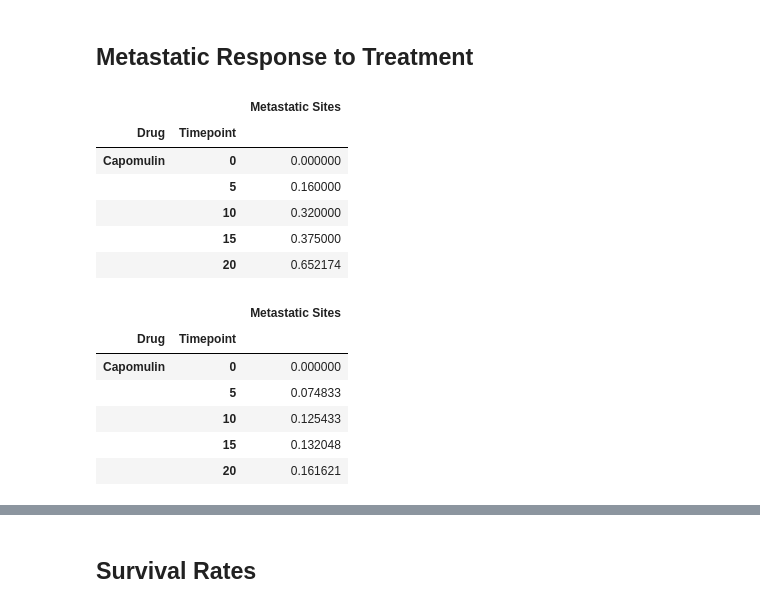
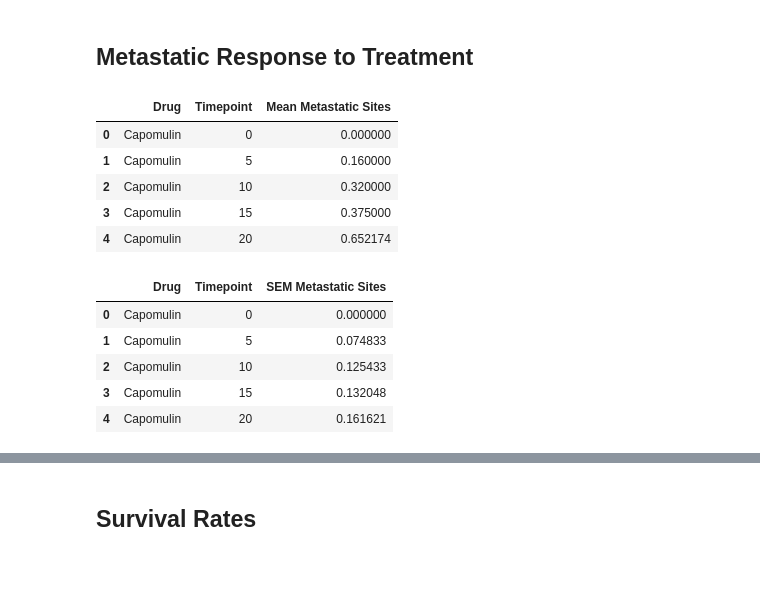
Before and after one commit to lorijta92/Matplotlib-Pharmaceuticals, a Jupyter notebook: pymaceuticals_WIP.ipynb, the cells around one changed output, grey strips where cells are left out. Saved outputs shown, nothing was run; the diff lists cells and outputs as text; code cells hidden in the pictures; blank space fills up the shorter version.

```diff
--- a/pymaceuticals_WIP.ipynb
+++ b/pymaceuticals_WIP.ipynb
@@ -33,18 +33,19 @@ combined_data.head()
 ## Tumor Response to Treatment
 # %%
 # Store the Mean Tumor Volume Data Grouped by Drug and Timepoint
-grouped_tumor = combined_data.groupby(['Drug', 'Timepoint'])
-mean_tumor_volume = grouped_tumor.mean()
+grouped_data = combined_data.groupby(['Drug', 'Timepoint'])
+mean_grouped_data = grouped_data.mean()
 
 # Convert to DataFrame
-mean_tumor_volume_reset_index = mean_tumor_volume.reset_index()
+mean_tumor_vol = mean_grouped_data.drop(columns='Metastatic Sites')
+mean_tumor_vol_reset_index = mean_tumor_vol.reset_index()
 
-mean_tumor_df = pd.DataFrame({'Drug':mean_tumor_volume_reset_index['Drug'],
-                         'Timepoint':mean_tumor_volume_reset_index['Timepoint'],
-                         'Mean Tumor Volume (mm3)': mean_tumor_volume_reset_index['Tumor Volume (mm3)']})
+mean_tumor_df = pd.DataFrame({'Drug':mean_tumor_vol_reset_index['Drug'],
+                         'Timepoint':mean_tumor_vol_reset_index['Timepoint'],
+                         'Mean Tumor Volume (mm3)': mean_tumor_vol_reset_index['Tumor Volume (mm3)']})
 
 # Preview DataFrame
-mean_tumor_df.head()
+mean_tumor_df
 # %% [output]
 |  | Drug | Timepoint | Mean Tumor Volume (mm3) |
 | 0 | Capomulin | 0 | 45.000000 |
@@ -115,38 +155,43 @@ plt.show()
 ## Metastatic Response to Treatment
 # %%
 # Store the Mean Metastatic Site Data Grouped by Drug and Timepoint
-grouped_met = combined_data.groupby(['Drug', 'Timepoint'])
+mean_met_site = mean_grouped_data.drop(columns='Tumor Volume (mm3)')
 
 # Convert to DataFrame
-mean_met_site = grouped_met.mean()
-mean_met_df = mean_met_site.drop(columns='Tumor Volume (mm3)')
+mean_met_site_reset_index = mean_met_site.reset_index()
+
+mean_met_df = pd.DataFrame({'Drug':mean_met_site_reset_index['Drug'],
+                         'Timepoint':mean_met_site_reset_index['Timepoint'],
+                         'Mean Metastatic Sites': mean_met_site_reset_index['Metastatic Sites']})
 
 # Preview DataFrame
 mean_met_df.head()
 # %% [output]
-|  |  | Metastatic Sites |
-| Drug | Timepoint |  |
-| Capomulin | 0 | 0.000000 |
-|  | 5 | 0.160000 |
-|  | 10 | 0.320000 |
-|  | 15 | 0.375000 |
-|  | 20 | 0.652174 |
+|  | Drug | Timepoint | Mean Metastatic Sites |
+| 0 | Capomulin | 0 | 0.000000 |
+| 1 | Capomulin | 5 | 0.160000 |
+| 2 | Capomulin | 10 | 0.320000 |
+| 3 | Capomulin | 15 | 0.375000 |
+| 4 | Capomulin | 20 | 0.652174 |
 # %%
-# Store the Standard Error associated with Met. Sites Grouped by Drug and Timepoint
-standard_error = grouped_met['Metastatic Sites'].sem()
+# Store the Standard Error associated with Metastatic Sites Grouped by Drug and Timepoint
+standard_error = grouped_data['Metastatic Sites'].sem()
 
 # Convert to DataFrame
-stderr_met_df = pd.DataFrame(standard_error)
+standard_error_reset_index = standard_error.reset_index()
+
+stderr_met_df = pd.DataFrame({'Drug':standard_error_reset_index['Drug'],
+                         'Timepoint':standard_error_reset_index['Timepoint'],
+                         'SEM Metastatic Sites': standard_error_reset_index['Metastatic Sites']})
 
 # Preview DataFrame
 stderr_met_df.head()
 # %% [output]
-|  |  | Metastatic Sites |
-| Drug | Timepoint |  |
-| Capomulin | 0 | 0.000000 |
-|  | 5 | 0.074833 |
-|  | 10 | 0.125433 |
-|  | 15 | 0.132048 |
-|  | 20 | 0.161621 |
+|  | Drug | Timepoint | SEM Metastatic Sites |
+| 0 | Capomulin | 0 | 0.000000 |
+| 1 | Capomulin | 5 | 0.074833 |
+| 2 | Capomulin | 10 | 0.125433 |
+| 3 | Capomulin | 15 | 0.132048 |
+| 4 | Capomulin | 20 | 0.161621 |
 # %%
 # Minor Data Munging to Re-Format the Data Frames
```
Also changed, not shown: parts of 20 cells of this notebook.
